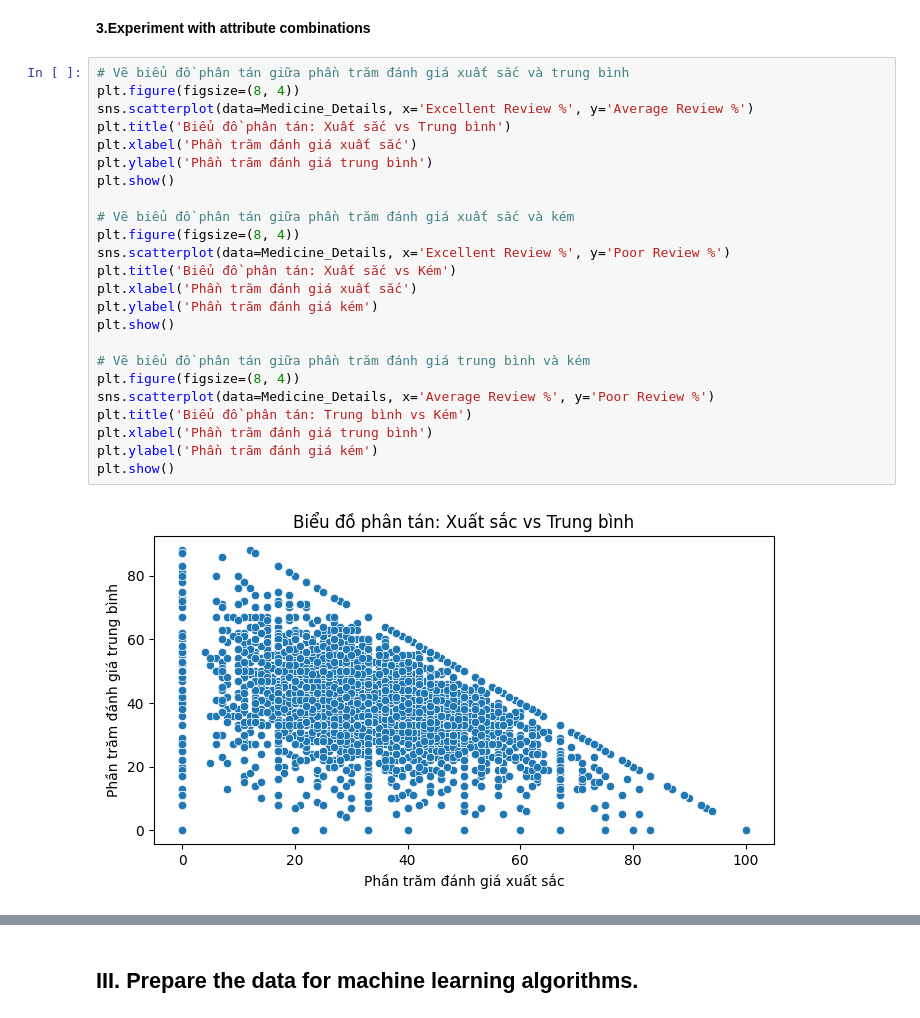
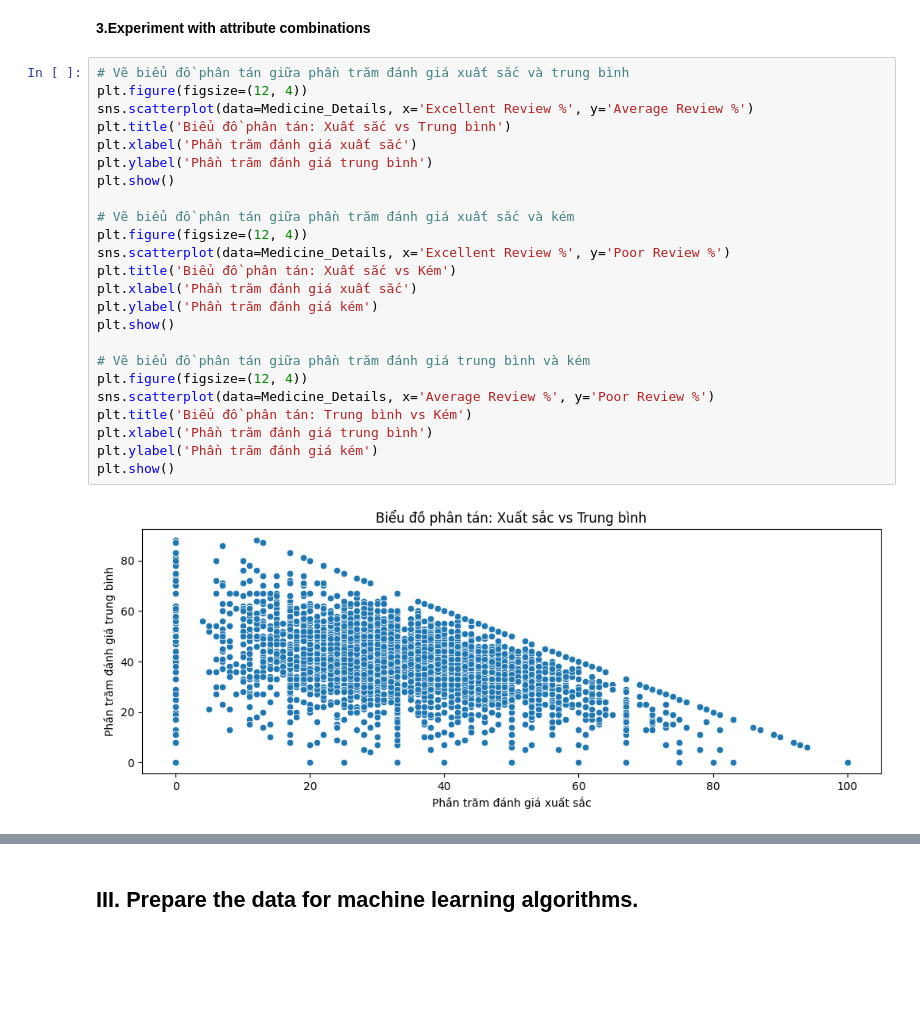
Before and after one commit to vanquyen607/MachineLearning, a Jupyter notebook: MLearning.ipynb, the cells around one changed output, grey strips where cells are left out. Saved outputs shown, nothing was run; the diff lists cells and outputs as text; blank space fills up the shorter version.

```diff
--- a/MLearning.ipynb
+++ b/MLearning.ipynb
@@ -215,27 +212,27 @@ dtype: float64
 **3.Experiment with attribute combinations**
 # %%
 # Vẽ biểu đồ phân tán giữa phần trăm đánh giá xuất sắc và trung bình
-plt.figure(figsize=(8, 4))
+plt.figure(figsize=(12, 4))
 sns.scatterplot(data=Medicine_Details, x='Excellent Review %', y='Average Review %')
 plt.title('Biểu đồ phân tán: Xuất sắc vs Trung bình')
 plt.xlabel('Phần trăm đánh giá xuất sắc')
 plt.ylabel('Phần trăm đánh giá trung bình')
 plt.show()
 
 # Vẽ biểu đồ phân tán giữa phần trăm đánh giá xuất sắc và kém
-plt.figure(figsize=(8, 4))
+plt.figure(figsize=(12, 4))
 sns.scatterplot(data=Medicine_Details, x='Excellent Review %', y='Poor Review %')
 plt.title('Biểu đồ phân tán: Xuất sắc vs Kém')
 plt.xlabel('Phần trăm đánh giá xuất sắc')
 plt.ylabel('Phần trăm đánh giá kém')
 plt.show()
 
 # Vẽ biểu đồ phân tán giữa phần trăm đánh giá trung bình và kém
-plt.figure(figsize=(8, 4))
+plt.figure(figsize=(12, 4))
 sns.scatterplot(data=Medicine_Details, x='Average Review %', y='Poor Review %')
 plt.title('Biểu đồ phân tán: Trung bình vs Kém')
 plt.xlabel('Phần trăm đánh giá trung bình')
 plt.ylabel('Phần trăm đánh giá kém')
 plt.show()
 # %% [output]
-[figure, old version]
+[figure, new version]
```
Also changed, not shown: parts of 24 cells of this notebook.
